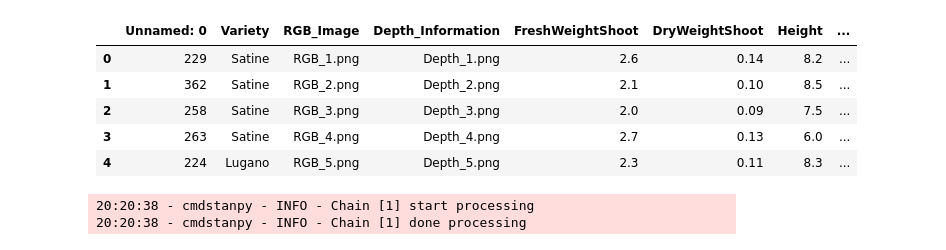
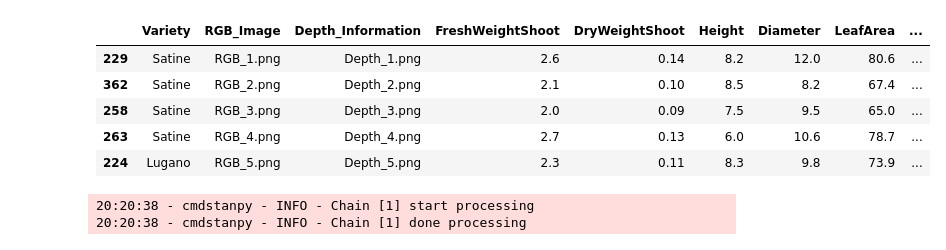
Before and after one commit to Niekwijs/lettuce-growth-models, a Jupyter notebook: Forecasting/prophet-prediction.ipynb, the cells around one changed output. Saved outputs shown, nothing was run; the diff lists cells and outputs as text; code cells hidden in the pictures.

```diff
--- a/prophet-prediction.ipynb
+++ b/Forecasting/prophet-prediction.ipynb
@@ -3,15 +3,15 @@ import pandas as pd
 import numpy as np
 from prophet import Prophet
 # %%
-df = pd.read_csv("measurements")
+df = pd.read_csv("../measurements")
 df.head()
 # %% [output]
-|  | Unnamed: 0 | Variety | RGB_Image | Depth_Information | FreshWeightShoot | DryWeightShoot | Height | ... |
-| 0 | 229 | Satine | RGB_1.png | Depth_1.png | 2.6 | 0.14 | 8.2 | ... |
-| 1 | 362 | Satine | RGB_2.png | Depth_2.png | 2.1 | 0.10 | 8.5 | ... |
-| 2 | 258 | Satine | RGB_3.png | Depth_3.png | 2.0 | 0.09 | 7.5 | ... |
-| 3 | 263 | Satine | RGB_4.png | Depth_4.png | 2.7 | 0.13 | 6.0 | ... |
-| 4 | 224 | Lugano | RGB_5.png | Depth_5.png | 2.3 | 0.11 | 8.3 | ... |
+|  | Variety | RGB_Image | Depth_Information | FreshWeightShoot | DryWeightShoot | Height | Diameter | LeafArea | ... |
+| 229 | Satine | RGB_1.png | Depth_1.png | 2.6 | 0.14 | 8.2 | 12.0 | 80.6 | ... |
+| 362 | Satine | RGB_2.png | Depth_2.png | 2.1 | 0.10 | 8.5 | 8.2 | 67.4 | ... |
+| 258 | Satine | RGB_3.png | Depth_3.png | 2.0 | 0.09 | 7.5 | 9.5 | 65.0 | ... |
+| 263 | Satine | RGB_4.png | Depth_4.png | 2.7 | 0.13 | 6.0 | 10.6 | 78.7 | ... |
+| 224 | Lugano | RGB_5.png | Depth_5.png | 2.3 | 0.11 | 8.3 | 9.8 | 73.9 | ... |
 # %%
 def create_prophet_datframe(Y):
     df_proph=df[['Date',Y]].copy(deep=True)
```
Also changed, not shown: 56 other files.
